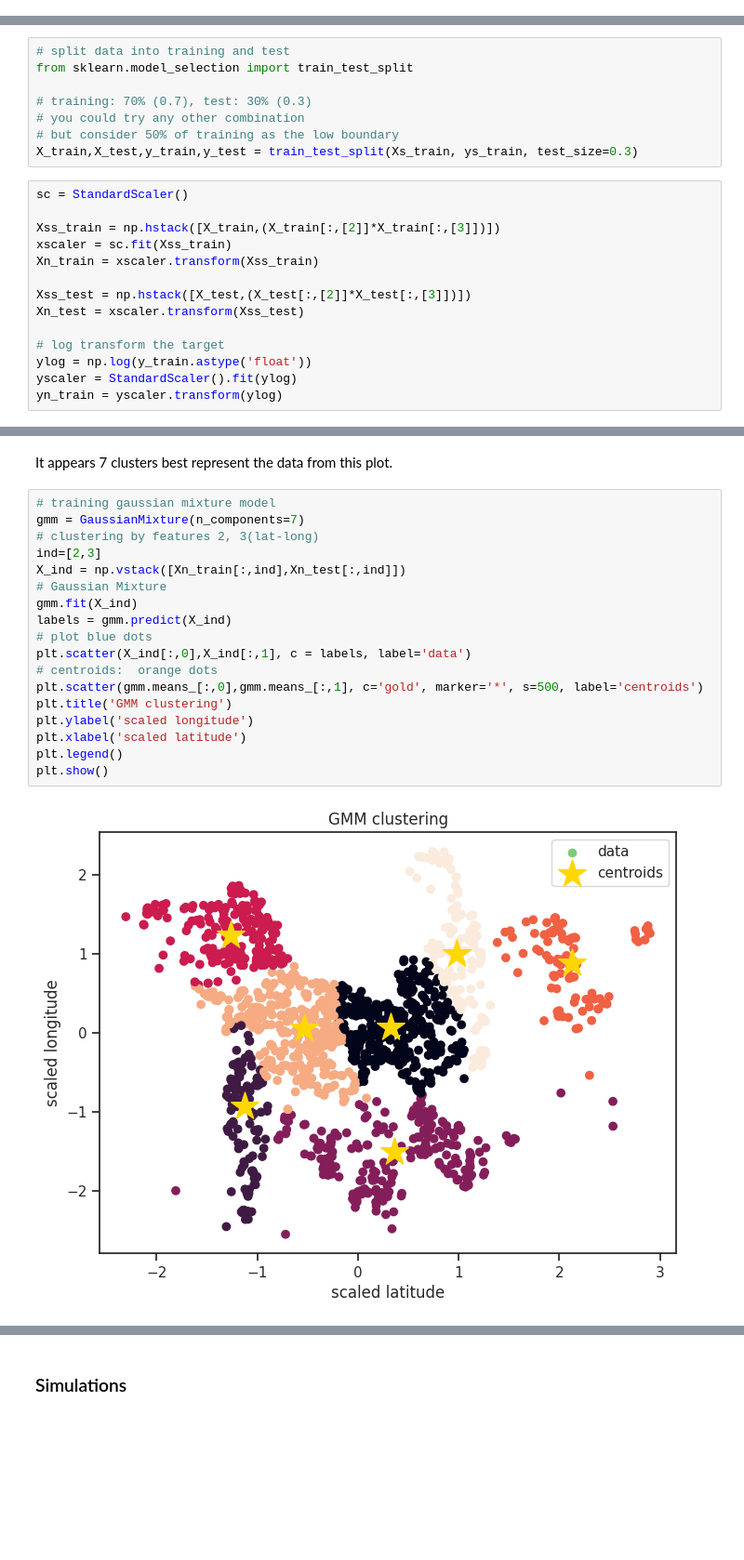
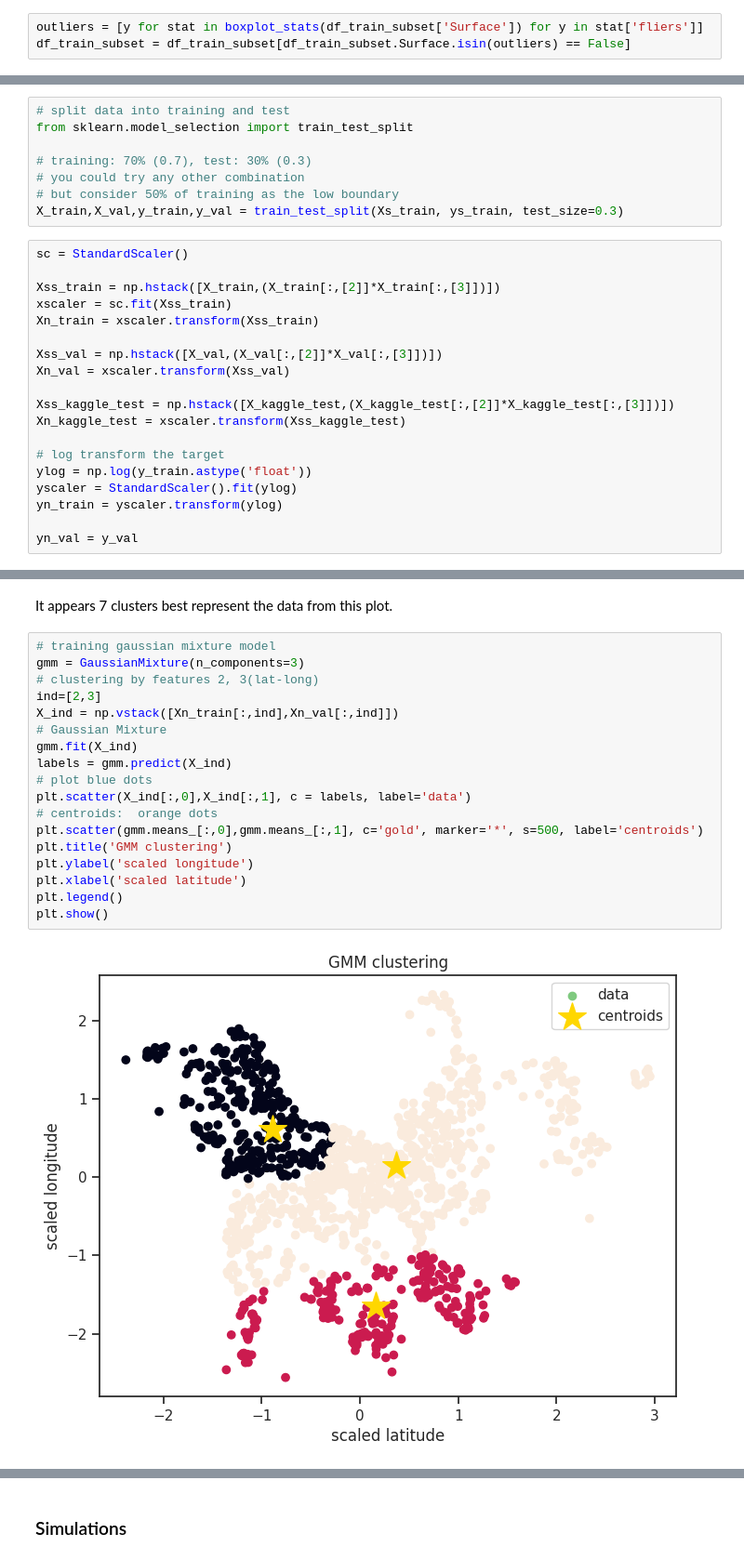
Before and after one commit to comaraDOTcom/ml-applications, a Jupyter notebook: Week-5/ET5003_KaggleCompetition.ipynb, the cells around one changed output, grey strips where cells are left out. Shown at 93% size. Cells and saved outputs as stored; diff of their text form; blank space fills up the shorter version.

```diff
--- a/Week-5/ET5003_KaggleCompetition.ipynb
+++ b/Week-5/ET5003_KaggleCompetition.ipynb
@@ -257,0 +252,3 @@ plot_distribtion(df_train_subset, 'Longitude')
+# %%
+outliers = [y for stat in boxplot_stats(df_train_subset['Surface']) for y in stat['fliers']]
+df_train_subset = df_train_subset[df_train_subset.Surface.isin(outliers) == False]
@@ -297,7 +298,7 @@ from sklearn.model_selection import train_test_split
 # training: 70% (0.7), test: 30% (0.3)
 # you could try any other combination
 # but consider 50% of training as the low boundary
-X_train,X_test,y_train,y_test = train_test_split(Xs_train, ys_train, test_size=0.3)
+X_train,X_val,y_train,y_val = train_test_split(Xs_train, ys_train, test_size=0.3)
 # %%
 sc = StandardScaler()
 
@@ -305,13 +306,18 @@ Xss_train = np.hstack([X_train,(X_train[:,[2]]*X_train[:,[3]])])
 xscaler = sc.fit(Xss_train)
 Xn_train = xscaler.transform(Xss_train)
 
-Xss_test = np.hstack([X_test,(X_test[:,[2]]*X_test[:,[3]])])
-Xn_test = xscaler.transform(Xss_test)
+Xss_val = np.hstack([X_val,(X_val[:,[2]]*X_val[:,[3]])])
+Xn_val = xscaler.transform(Xss_val)
+
+Xss_kaggle_test = np.hstack([X_kaggle_test,(X_kaggle_test[:,[2]]*X_kaggle_test[:,[3]])])
+Xn_kaggle_test = xscaler.transform(Xss_kaggle_test)
 
 # log transform the target
 ylog = np.log(y_train.astype('float'))
 yscaler = StandardScaler().fit(ylog)
 yn_train = yscaler.transform(ylog)
+
+yn_val = y_val
 # %% [markdown]
 # NATURAL LANGUAGE PROCESSING
 # %% [markdown]
@@ -392,24 +493,24 @@ plt.show()
 It appears 7 clusters best represent the data from this plot.
 # %%
 # training gaussian mixture model
-gmm = GaussianMixture(n_components=7)
+gmm = GaussianMixture(n_components=3)
 # clustering by features 2, 3(lat-long)
 ind=[2,3]
-X_ind = np.vstack([Xn_train[:,ind],Xn_test[:,ind]])
+X_ind = np.vstack([Xn_train[:,ind],Xn_val[:,ind]])
 # Gaussian Mixture
 gmm.fit(X_ind)
 labels = gmm.predict(X_ind)
 # plot blue dots
 plt.scatter(X_ind[:,0],X_ind[:,1], c = labels, label='data')
 # centroids:  orange dots
 plt.scatter(gmm.means_[:,0],gmm.means_[:,1], c='gold', marker='*', s=500, label='centroids')
 plt.title('GMM clustering')
 plt.ylabel('scaled longitude')
 plt.xlabel('scaled latitude')
 plt.legend()
 plt.show()
 # %% [output]
-[figure, old version]
+[figure, new version]
 # %%
 # train clusters
 clusters_train = gmm.predict(Xn_train[:,ind])
```
Also changed, not shown: parts of 68 cells of this notebook.
